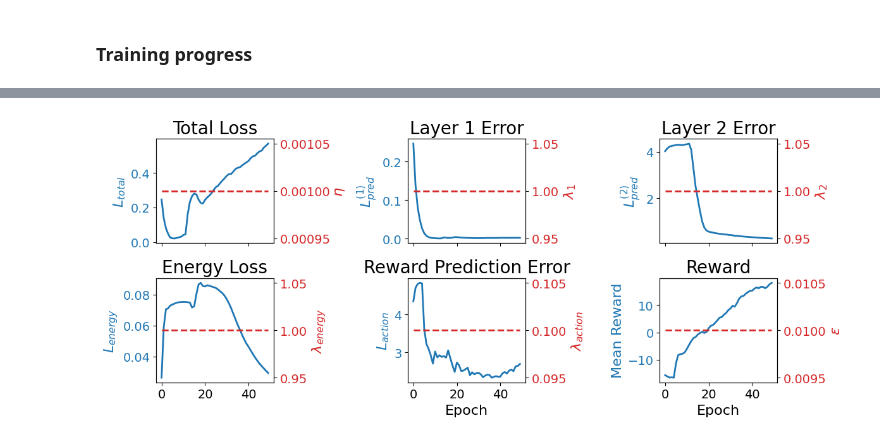
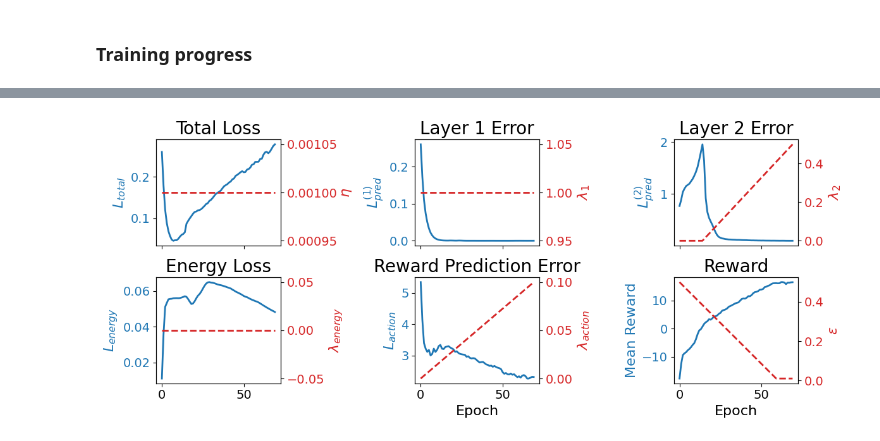
Before and after one commit to HChoiLab/cortical_circuit_model_for_novelty_encoding, a Jupyter notebook: analysis.ipynb, the cells around one changed output, grey strips where cells are left out. Saved outputs shown, nothing was run; the diff lists cells and outputs as text; code cells hidden in the pictures.

```diff
--- a/analysis.ipynb
+++ b/analysis.ipynb
@@ -93,6 +93,6 @@ def load_results_files(directory, prefix):
 # %% [markdown]
 ### Perception only
 # %%
-passive_args, passive_change, passive_omission, passive_progress = load_results_files(f"{SCRATCH}/results/perception_only", "perception_only")
+passive_args, passive_change, passive_omission, passive_progress = load_results_files(f"{SCRATCH}/results/experimental", "no_energy")
 passive_args = Namespace(**passive_args)
 # %% [output]
@@ -222,7 +222,7 @@ plt.legend()
 # %%
-_ = plot_training_progress(active_args, active_progress, save_fig=False)
+_ = plot_training_progress(passive_args, passive_progress, save_fig=False)
 # %% [output]
-[figure, old version]
+[figure, new version]
 # %%
 dprimes_fig, dprimes_ax = plt.subplots(1, 1, figsize=(9, 4))
 plot_dprimes(dprimes_ax, np.arange(active_args.num_epochs, step=5.),
```
Also changed, not shown: parts of 12 cells of this notebook, 8 other files.
